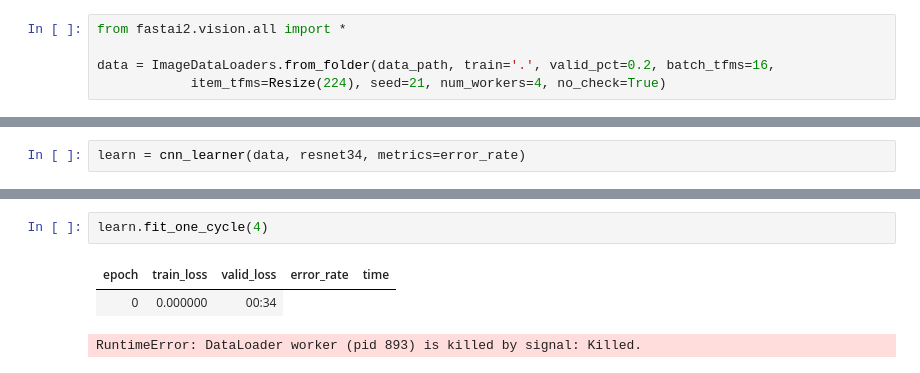
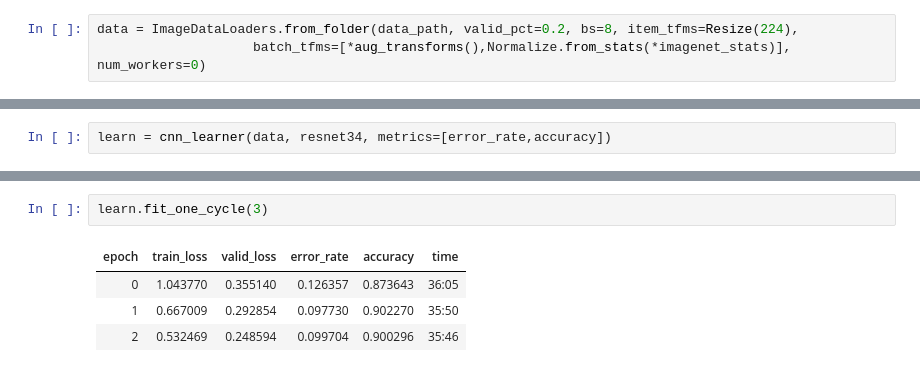
Before and after one commit to cvillad/classification_model, a Jupyter notebook: src/model.ipynb, the cells around one changed output, grey strips where cells are left out. Saved outputs shown, nothing was run; the diff lists cells and outputs as text.

```diff
--- a/src/model.ipynb
+++ b/src/model.ipynb
@@ -90,5 +47,3 @@ fastcore.__version__
 # %%
-from fastai2.vision.all import *
-
-data = ImageDataLoaders.from_folder(data_path, train='.', valid_pct=0.2, batch_tfms=16,
-            item_tfms=Resize(224), seed=21, num_workers=4, no_check=True)
+data = ImageDataLoaders.from_folder(data_path, valid_pct=0.2, bs=8, item_tfms=Resize(224),
+                    batch_tfms=[*aug_transforms(),Normalize.from_stats(*imagenet_stats)], num_workers=0)
@@ -101,2 +54,2 @@ TypeError: 'int' object is not callable
 # %%
-learn = cnn_learner(data, resnet34, metrics=error_rate)
+learn = cnn_learner(data, resnet34, metrics=[error_rate,accuracy])
@@ -105,6 +56,7 @@ Downloading: "https://download.pytorch.org/models/resnet34-333f7ec4.pth" to /roo
 # %%
-learn.fit_one_cycle(4)
+learn.fit_one_cycle(3)
 # %% [output]
-| epoch | train_loss | valid_loss | error_rate | time |
-| 0 | 0.000000 | 00:34 |
+| epoch | train_loss | valid_loss | error_rate | accuracy | time |
+| 0 | 1.043770 | 0.355140 | 0.126357 | 0.873643 | 36:05 |
+| 1 | 0.667009 | 0.292854 | 0.097730 | 0.902270 | 35:50 |
+| 2 | 0.532469 | 0.248594 | 0.099704 | 0.900296 | 35:46 |
-RuntimeError: DataLoader worker (pid 893) is killed by signal: Killed.
```
Also changed, not shown: parts of 21 cells of this notebook, 4 other files.
